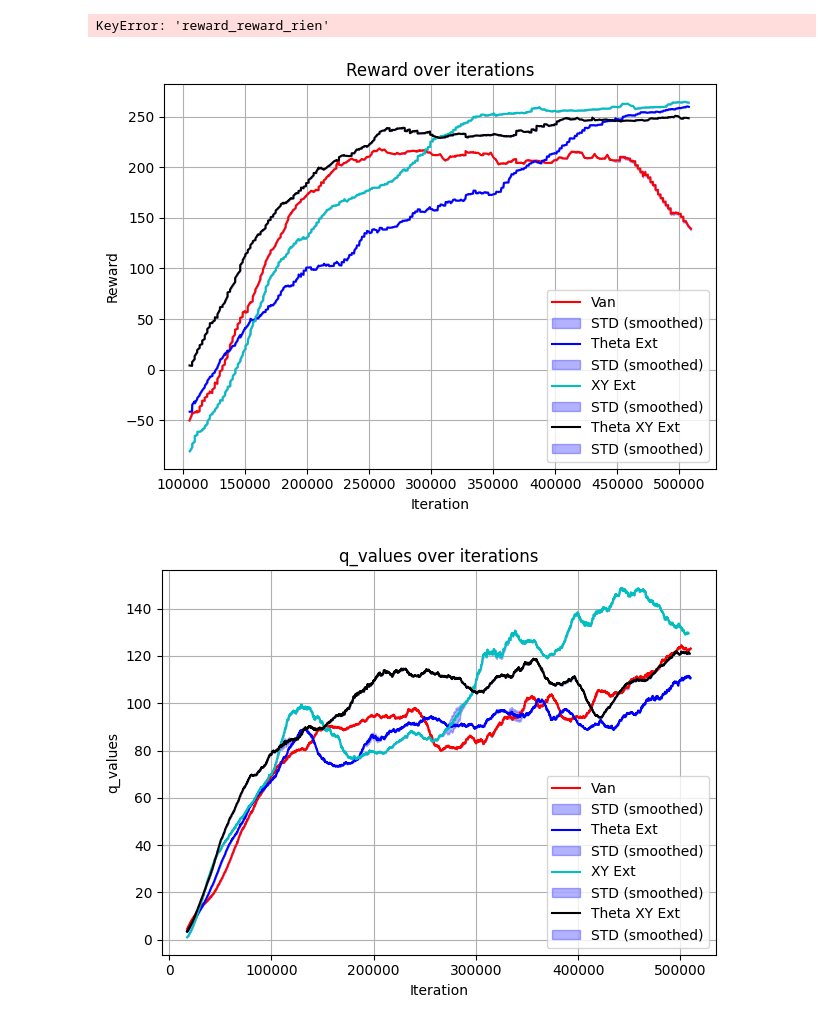
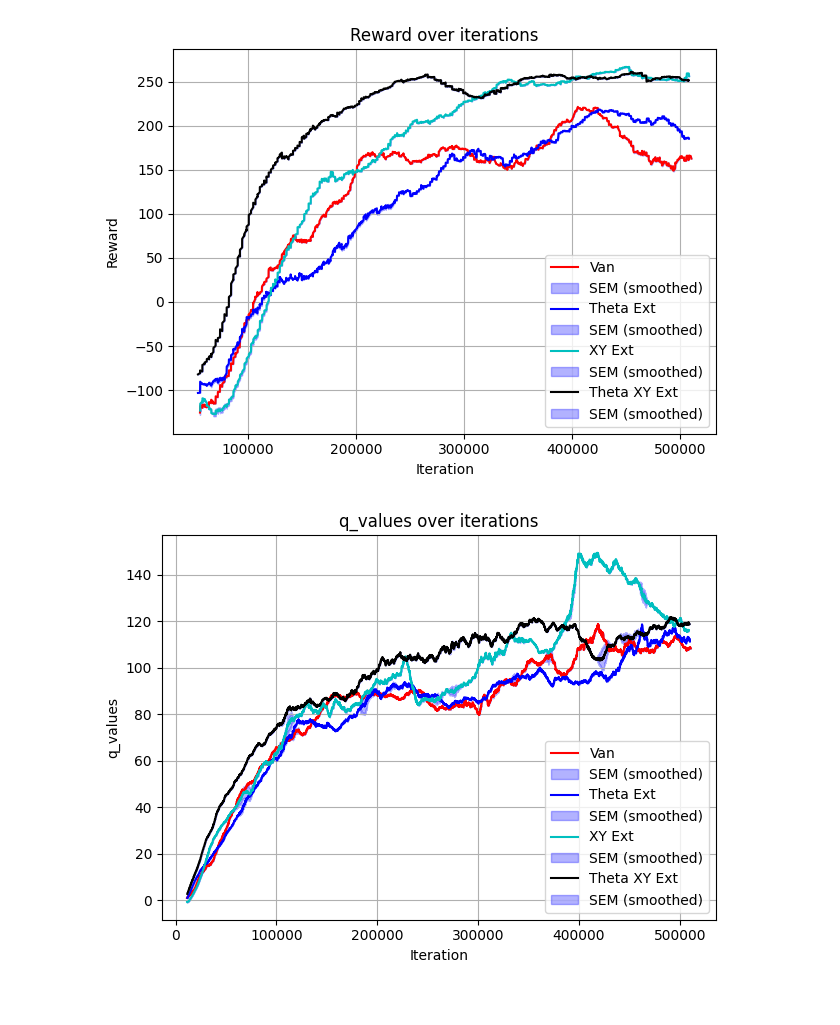
Before and after one commit to Marchma0/PLDAC-2024-2025, a Jupyter notebook: src/utils/graph.ipynb, the cells around one changed output. Drawn from its saved outputs; the diff is of its cells as text; code cells hidden in the pictures.

Commit message:
Ajout de qlq seeds pour lunar lander et maj courbes

```diff
--- a/src/utils/graph.ipynb
+++ b/src/utils/graph.ipynb
@@ -138,18 +138,18 @@ def plot_with_variability(data, labels, colors, stat='mean', variability='std',
 # %%
 # Liste des chemins pour chaque type de fichier
 files_path = {
-    "van": ["data/ll_data/vanille/seed0/db.pickle.bzip2", "data/ll_data/vanille/seed1/db.pickle.bzip2"],
-    "van_act": ["data/ll_data/vanille_act/seed0/db.pickle.bzip2", "data/ll_data/vanille_act/seed1/db.pickle.bzip2"],
-    "theta_ext": ["data/ll_data/theta_ext/seed0/db.pickle.bzip2", "data/ll_data/theta_ext/seed1/db.pickle.bzip2"],
-    "theta_ext_act": ["data/ll_data/theta_ext_act/seed0/db.pickle.bzip2", "data/ll_data/theta_ext_act/seed1/db.pickle.bzip2"],
-    "xy_ext": ["data/ll_data/xy_ext/seed0/db.pickle.bzip2", "data/ll_data/xy_ext/seed1/db.pickle.bzip2"],
-    "xy_ext_act": ["data/ll_data/xy_ext_act/seed0/db.pickle.bzip2", "data/ll_data/xy_ext_act/seed1/db.pickle.bzip2"],
-    "theta_xy_ext": ["data/ll_data/theta_xy_ext/seed0/db.pickle.bzip2", "data/ll_data/theta_xy_ext/seed1/db.pickle.bzip2"],
-    "theta_xy_ext_act": ["data/ll_data/theta_xy_ext_act/seed0/db.pickle.bzip2", "data/ll_data/theta_xy_ext_act/seed1/db.pickle.bzip2"],
-    "theta_xy_ext_act3": ["data/ll_data/theta_xy_ext_act3/seed0/db.pickle.bzip2", "data/ll_data/theta_xy_ext_act3/seed1/db.pickle.bzip2"],
-    "theta_xy_ext_act4": ["data/ll_data/theta_xy_ext_act4/seed0/db.pickle.bzip2", "data/ll_data/theta_xy_ext_act4/seed1/db.pickle.bzip2"],
-    "reward_rien" : ["data/ll_data/rien/seed0/db.pickle.bzip2","data/ll_data/rien/seed1/db.pickle.bzip2","data/ll_data/rien/seed2/db.pickle.bzip2","data/ll_data/rien/seed3/db.pickle.bzip2"],
-    "reward_rien_act": ["data/ll_data/rien_act/seed0/db.pickle.bzip2","data/ll_data/rien_act/seed1/db.pickle.bzip2","data/ll_data/rien_act/seed2/db.pickle.bzip2","data/ll_data/rien_act/seed3/db.pickle.bzip2"]
+    "van": ["data/ll_data/vanille/seed0/db.pickle.bzip2", "data/ll_data/vanille/seed1/db.pickle.bzip2","data/ll_data/vanille/seed2/db.pickle.bzip2", "data/ll_data/vanille/seed3/db.pickle.bzip2"],
+    "van_act": ["data/ll_data/vanille_act/seed0/db.pickle.bzip2", "data/ll_data/vanille_act/seed1/db.pickle.bzip2","data/ll_data/vanille_act/seed2/db.pickle.bzip2", "data/ll_data/vanille_act/seed3/db.pickle.bzip2"],
+    "theta_ext": ["data/ll_data/theta_ext/seed0/db.pickle.bzip2", "data/ll_data/theta_ext/seed1/db.pickle.bzip2","data/ll_data/theta_ext/seed2/db.pickle.bzip2", "data/ll_data/theta_ext/seed3/db.pickle.bzip2"],
+    "theta_ext_act": ["data/ll_data/theta_ext_act/seed0/db.pickle.bzip2", "data/ll_data/theta_ext_act/seed1/db.pickle.bzip2","data/ll_data/theta_ext_act/seed2/db.pickle.bzip2", "data/ll_data/theta_ext_act/seed3/db.pickle.bzip2"],
+    "xy_ext": ["data/ll_data/xy_ext/seed0/db.pickle.bzip2", "data/ll_data/xy_ext/seed1/db.pickle.bzip2","data/ll_data/xy_ext/seed2/db.pickle.bzip2", "data/ll_data/xy_ext/seed3/db.pickle.bzip2"],
+    "xy_ext_act": ["data/ll_data/xy_ext_act/seed0/db.pickle.bzip2", "data/ll_data/xy_ext_act/seed1/db.pickle.bzip2","data/ll_data/xy_ext_act/seed2/db.pickle.bzip2", "data/ll_data/xy_ext_act/seed3/db.pickle.bzip2"],
+    "theta_xy_ext": ["data/ll_data/theta_xy_ext/seed0/db.pickle.bzip2", "data/ll_data/theta_xy_ext/seed1/db.pickle.bzip2","data/ll_data/theta_xy_ext/seed2/db.pickle.bzip2", "data/ll_data/theta_xy_ext/seed3/db.pickle.bzip2"],
+    "theta_xy_ext_act": ["data/ll_data/theta_xy_ext_act/seed0/db.pickle.bzip2", "data/ll_data/theta_xy_ext_act/seed1/db.pickle.bzip2","data/ll_data/theta_xy_ext_act/seed2/db.pickle.bzip2", "data/ll_data/theta_xy_ext_act/seed3/db.pickle.bzip2"],
+    "theta_xy_ext_act3": ["data/ll_data/theta_xy_ext_act3/seed0/db.pickle.bzip2", "data/ll_data/theta_xy_ext_act3/seed1/db.pickle.bzip2","data/ll_data/theta_xy_ext_act3/seed2/db.pickle.bzip2", "data/ll_data/theta_xy_ext_act3/seed3/db.pickle.bzip2"],
+    "theta_xy_ext_act4": ["data/ll_data/theta_xy_ext_act4/seed0/db.pickle.bzip2", "data/ll_data/theta_xy_ext_act4/seed1/db.pickle.bzip2","data/ll_data/theta_xy_ext_act4/seed2/db.pickle.bzip2", "data/ll_data/theta_xy_ext_act4/seed3/db.pickle.bzip2"],
+    "rien" : ["data/ll_data/rien/seed0/db.pickle.bzip2","data/ll_data/rien/seed1/db.pickle.bzip2","data/ll_data/rien/seed2/db.pickle.bzip2","data/ll_data/rien/seed3/db.pickle.bzip2"],
+    "rien_act": ["data/ll_data/rien_act/seed0/db.pickle.bzip2","data/ll_data/rien_act/seed1/db.pickle.bzip2","data/ll_data/rien_act/seed2/db.pickle.bzip2","data/ll_data/rien_act/seed3/db.pickle.bzip2"]
 }
 
 colors = ['r', 'g', 'b', 'y', 'c', 'm', 'k', 'pink', 'orange', 'purple']
@@ -201,24 +201,22 @@ for category in files_path:
         q_values_dict[f"q_values_{category}"].append(q_values)
 
 # À ce point, reward_dict et q_values_dict contiennent toutes les données organisées par catégorie
-# %% [output]
-KeyError: 'reward_reward_rien'
 # %%
 graph_wraps_bas_r = [reward_dict["reward_van"], reward_dict["reward_theta_ext"], reward_dict["reward_xy_ext"], reward_dict["reward_theta_xy_ext"]]
 labels1  = ["Van", "Theta Ext", "XY Ext", "Theta XY Ext"]
 colors1 = ['r', 'b', 'c', 'k']
 
-plot_with_variability(graph_wraps_bas_r, labels1, colors1, stat='mean', variability='std', smooth_window=100, title='Reward over iterations', xlabel="Iteration", ylabel="Reward", show_runs=False)
+plot_with_variability(graph_wraps_bas_r, labels1, colors1, stat='mean', variability='sem', smooth_window=100, title='Reward over iterations', xlabel="Iteration", ylabel="Reward", show_runs=False)
 # %% [output]
-[figure, old version]
+[figure, new version]
 # %%
 graph_wraps_bas_q = [q_values_dict["q_values_van"], q_values_dict["q_values_theta_ext"], q_values_dict["q_values_xy_ext"], q_values_dict["q_values_theta_xy_ext"]]
 labels2= ["Van", "Theta Ext", "XY Ext", "Theta XY Ext"]
 colors2 = ['r', 'b', 'c', 'k']
 
-plot_with_variability(graph_wraps_bas_q, labels2, colors2, stat='mean', variability='std', smooth_window=100, title='q_values over iterations', xlabel="Iteration", ylabel="q_values", show_runs=False)
+plot_with_variability(graph_wraps_bas_q, labels2, colors2, stat='mean', variability='sem', smooth_window=100, title='q_values over iterations', xlabel="Iteration", ylabel="q_values", show_runs=False)
 # %% [output]
-[figure, old version]
+[figure, new version]
 # %%
 graph_action_wrap_r = [reward_dict["reward_theta_xy_ext"], reward_dict["reward_theta_xy_ext_act"], reward_dict["reward_theta_xy_ext_act3"], reward_dict["reward_theta_xy_ext_act4"]]
 labels4 = ["Theta XY Ext", "Theta XY Ext Act", "Theta XY Ext Act3", "Theta XY Ext Act4"]
```
Also changed, not shown: parts of 9 cells of this notebook, 58 other files.
